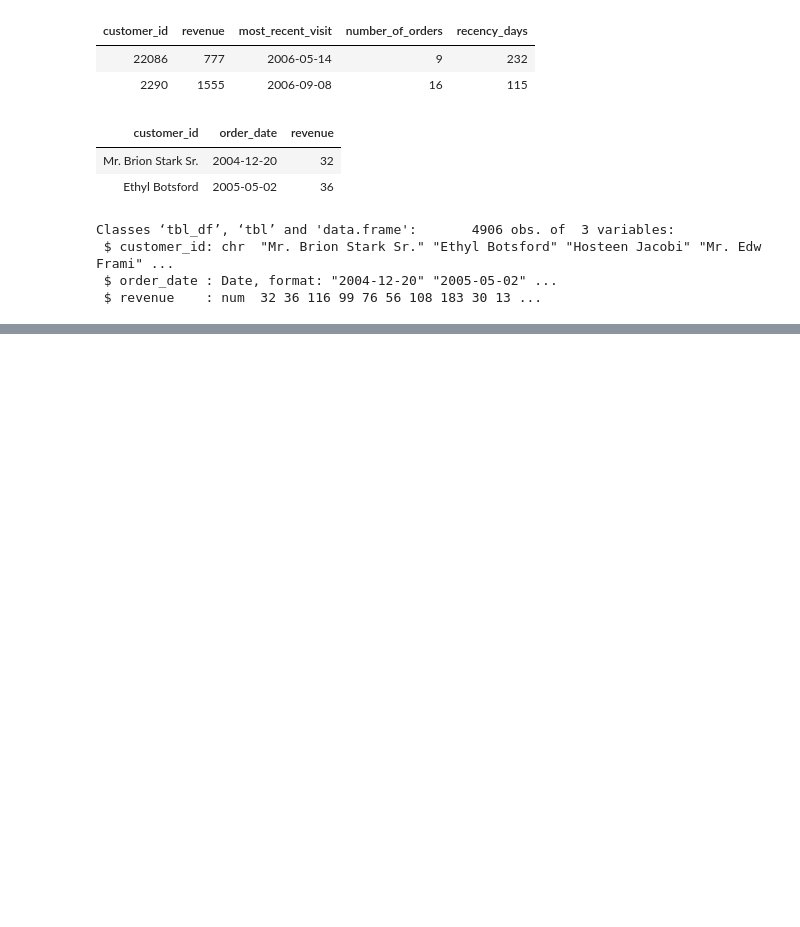
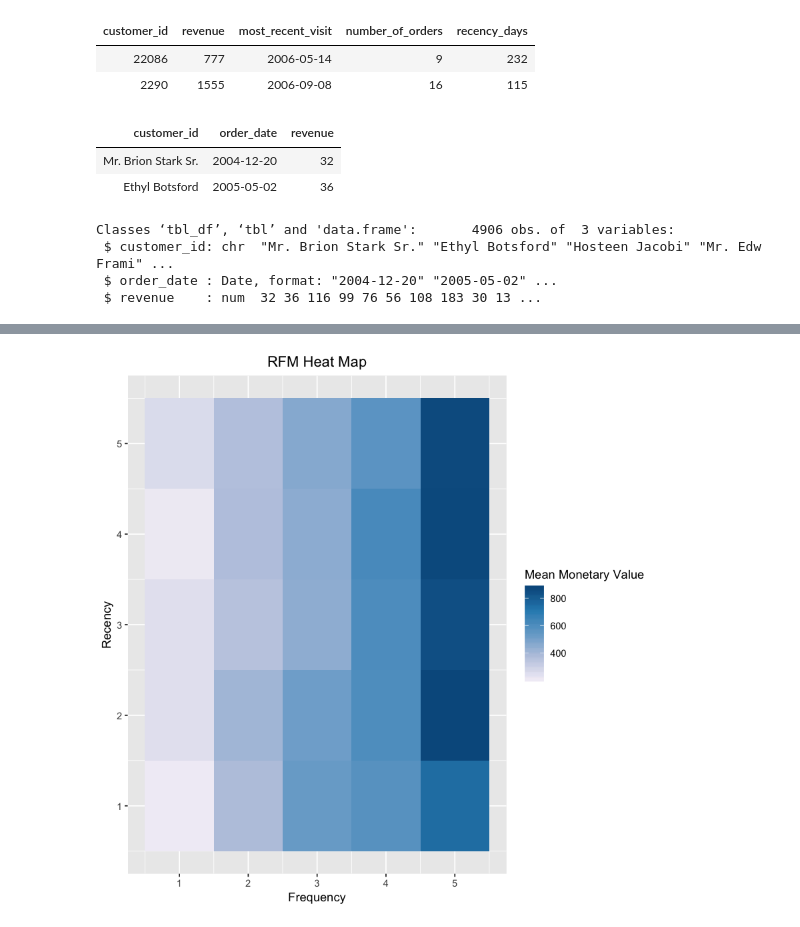
Before and after one commit to zhenxu66/R_business_analyst, a Jupyter notebook: RFM.ipynb, the cells around one changed output, grey strips where cells are left out. Saved outputs shown, nothing was run; the diff lists cells and outputs as text; code cells hidden in the pictures; blank space fills up the shorter version.

```diff
--- a/RFM.ipynb
+++ b/RFM.ipynb
@@ -87,3 +85,8 @@ head(rfm_result$rfm,2)
 | customer_id | date_most_recent | recency_days | transaction_count | amount | recency_score | frequency_score | ... |
 | Abbey O'Reilly DVM | 2006-06-09 | 205 | 6 | 472 | 3 | 4 | ... |
 | Add Senger | 2006-08-13 | 140 | 3 | 340 | 4 | 1 | ... |
+# %%
+# Heat Map
+rfm_heatmap(rfm_result)
+# %% [output]
+[figure, added]
```
Also changed, not shown: parts of 29 cells of this notebook.
